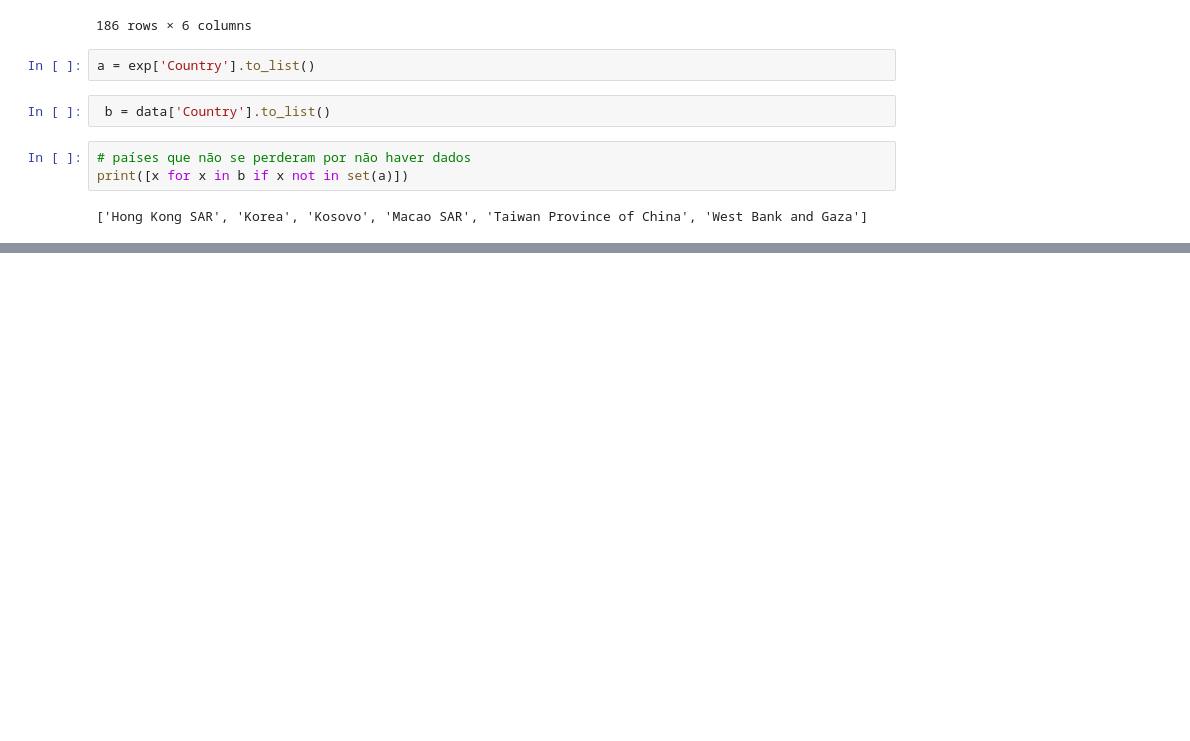
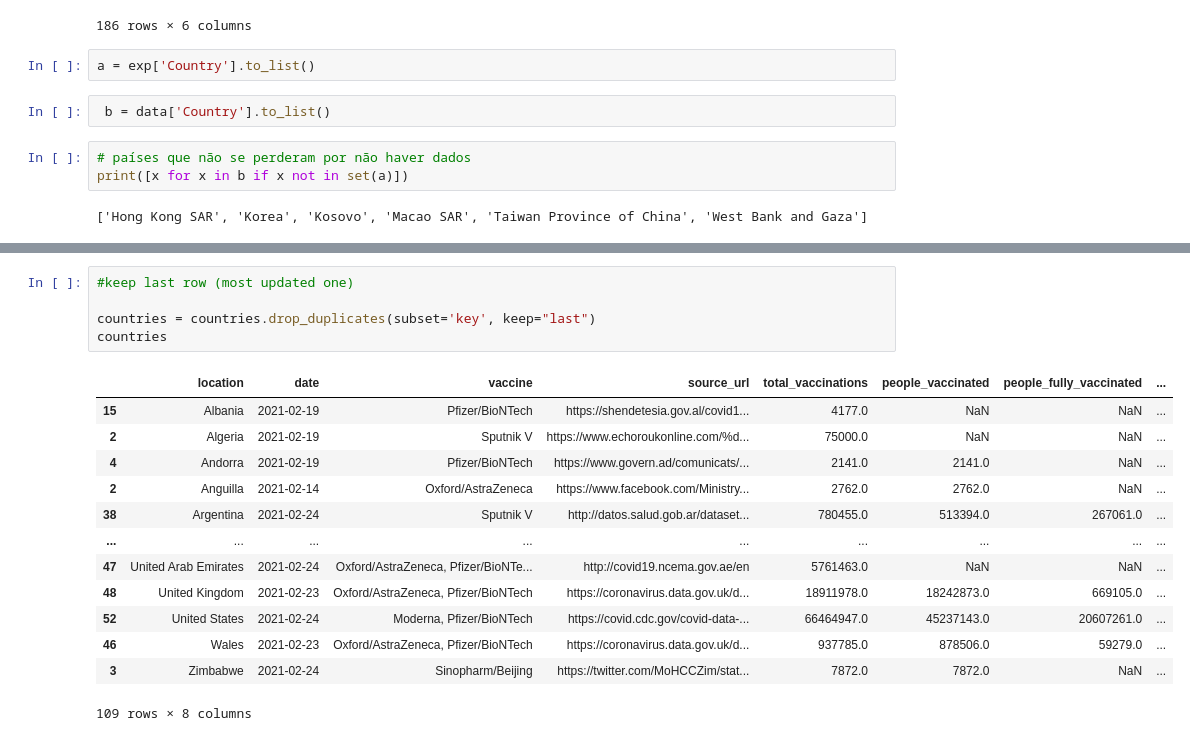
Before and after one commit to RicardoSantos0/Data-Visualization, a Jupyter notebook: Data_Viz_CoVID.ipynb, the cells around one changed output, grey strips where cells are left out. Cells and saved outputs as stored; diff of their text form; blank space fills up the shorter version.

```diff
--- a/Data_Viz_CoVID.ipynb
+++ b/Data_Viz_CoVID.ipynb
@@ -230,0 +303,19 @@ exp.to_file('')
+# %%
+#keep last row (most updated one)
+
+countries = countries.drop_duplicates(subset='key', keep="last")
+countries
+# %% [output]
+|  | location | date | vaccine | source_url | total_vaccinations | people_vaccinated | people_fully_vaccinated | ... |
+| 15 | Albania | 2021-02-19 | Pfizer/BioNTech | https://shendetesia.gov.al/covid1... | 4177.0 | NaN | NaN | ... |
+| 2 | Algeria | 2021-02-19 | Sputnik V | https://www.echoroukonline.com/%d... | 75000.0 | NaN | NaN | ... |
+| 4 | Andorra | 2021-02-19 | Pfizer/BioNTech | https://www.govern.ad/comunicats/... | 2141.0 | 2141.0 | NaN | ... |
+| 2 | Anguilla | 2021-02-14 | Oxford/AstraZeneca | https://www.facebook.com/Ministry... | 2762.0 | 2762.0 | NaN | ... |
+| 38 | Argentina | 2021-02-24 | Sputnik V | http://datos.salud.gob.ar/dataset... | 780455.0 | 513394.0 | 267061.0 | ... |
+| ... | ... | ... | ... | ... | ... | ... | ... | ... |
+| 47 | United Arab Emirates | 2021-02-24 | Oxford/AstraZeneca, Pfizer/BioNTe... | http://covid19.ncema.gov.ae/en | 5761463.0 | NaN | NaN | ... |
+| 48 | United Kingdom | 2021-02-23 | Oxford/AstraZeneca, Pfizer/BioNTech | https://coronavirus.data.gov.uk/d... | 18911978.0 | 18242873.0 | 669105.0 | ... |
+| 52 | United States | 2021-02-24 | Moderna, Pfizer/BioNTech | https://covid.cdc.gov/covid-data-... | 66464947.0 | 45237143.0 | 20607261.0 | ... |
+| 46 | Wales | 2021-02-23 | Oxford/AstraZeneca, Pfizer/BioNTech | https://coronavirus.data.gov.uk/d... | 937785.0 | 878506.0 | 59279.0 | ... |
+| 3 | Zimbabwe | 2021-02-24 | Sinopharm/Beijing | https://twitter.com/MoHCCZim/stat... | 7872.0 | 7872.0 | NaN | ... |
+109 rows × 8 columns
```
Also changed, not shown: parts of 9 cells of this notebook, 5 other files.
